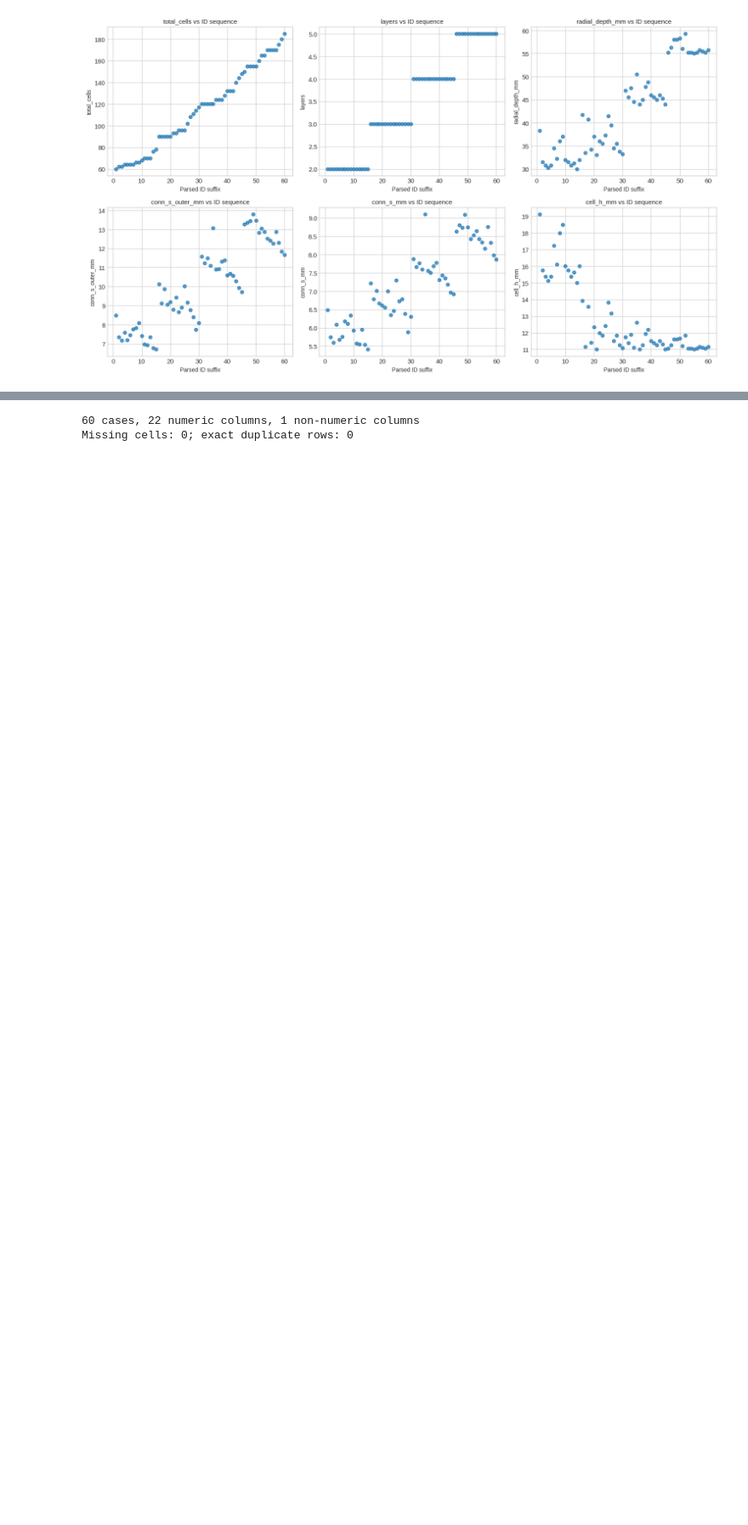
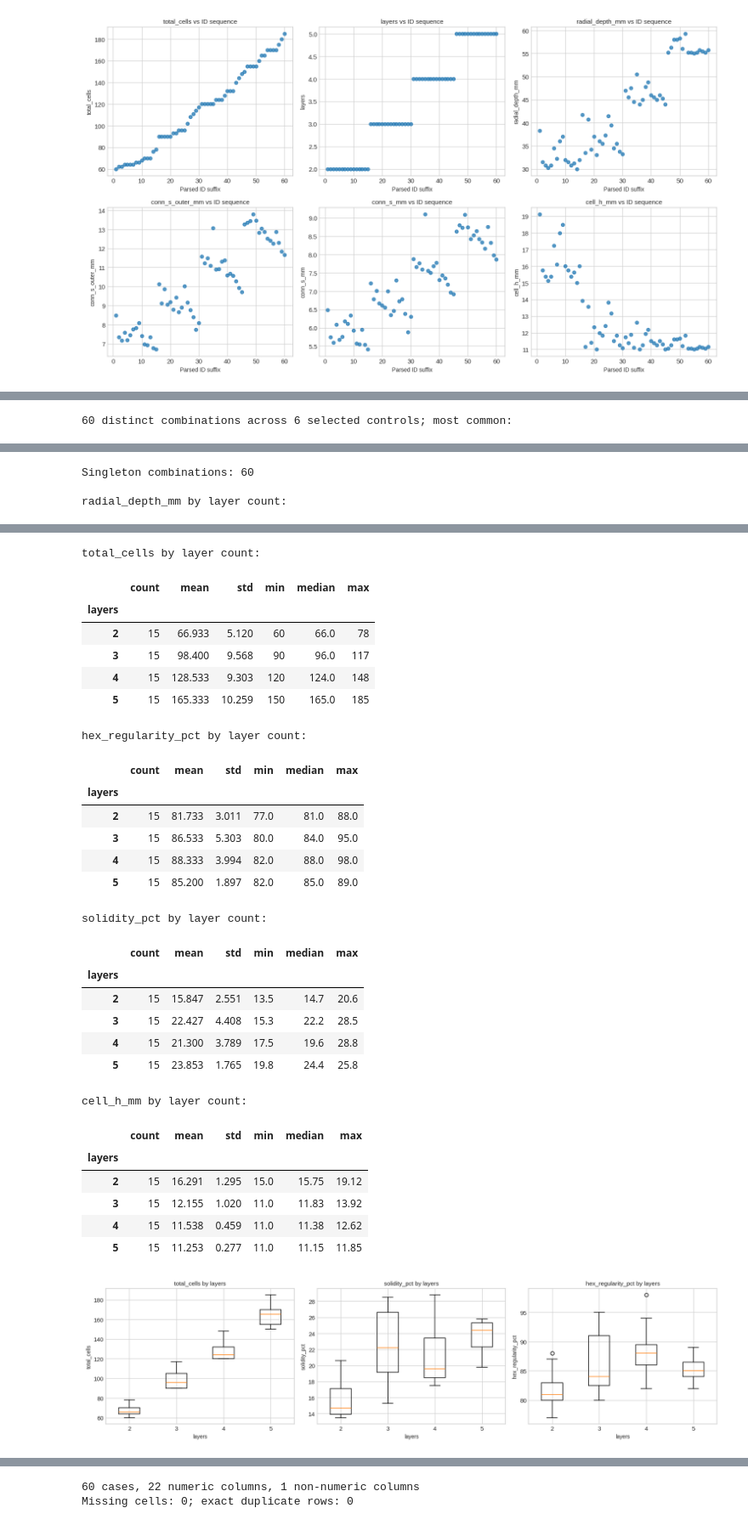
Before and after one commit to Team-Deimos-IIT-Mandi/HMW-PREDICTION-MODELLING, a Jupyter notebook: notebooks/experimentation.ipynb, the cells around one changed output, grey strips where cells are left out. Shown at 85% size. Cells and saved outputs as stored; diff of their text form; code cells hidden in the pictures; blank space fills up the shorter version.

```diff
--- a/notebooks/experimentation.ipynb
+++ b/notebooks/experimentation.ipynb
@@ -246,0 +385,22 @@ else: print('No case_id column; skipping ID diagnostics.')
+# %%
+combination_cols = [c for c in ['layers','cell_N','cell_L_mm','cell_w_mm','cell_t_mm','cell_angle_deg'] if c in df]
+if combination_cols:
+    combo_counts = df.groupby(combination_cols, dropna=False).size().rename('cases').reset_index().sort_values('cases')
+    print(f'{len(combo_counts)} distinct combinations across {len(combination_cols)} selected controls; most common:')
+    display(combo_counts.tail(15).sort_values('cases', ascending=False))
+    print('Singleton combinations:', int((combo_counts.cases == 1).sum()))
+if 'layers' in df:
+    for feature in [c for c in ['radial_depth_mm','total_cells','hex_regularity_pct','solidity_pct','cell_h_mm'] if c in df]:
+        print(f'\n{feature} by layer count:')
+        display(df.groupby('layers')[feature].agg(['count','mean','std','min','median','max']).round(3))
+    available = [c for c in ['total_cells','solidity_pct','hex_regularity_pct'] if c in df]
+    fig, axes = plt.subplots(1, len(available), figsize=(5*len(available), 4))
+    axes = np.atleast_1d(axes)
+    for ax, feature in zip(axes, available):
+        groups = [g[feature].dropna().values for _, g in df.groupby('layers')]
+        labels = [str(k) for k, _ in df.groupby('layers')]
+        ax.boxplot(groups, labels=labels)
+        ax.set(xlabel='layers', ylabel=feature, title=f'{feature} by layers')
+    fig.tight_layout(); plt.show()
+# %% [output]
+60 distinct combinations across 6 selected controls; most common:
@@ -246,0 +423,3 @@ else: print('No case_id column; skipping ID diagnostics.')
+Singleton combinations: 60
+
+radial_depth_mm by layer count:
@@ -246,0 +432,29 @@ else: print('No case_id column; skipping ID diagnostics.')
+total_cells by layer count:
+|  | count | mean | std | min | median | max |
+| layers |  |  |  |  |  |  |
+| 2 | 15 | 66.933 | 5.120 | 60 | 66.0 | 78 |
+| 3 | 15 | 98.400 | 9.568 | 90 | 96.0 | 117 |
+| 4 | 15 | 128.533 | 9.303 | 120 | 124.0 | 148 |
+| 5 | 15 | 165.333 | 10.259 | 150 | 165.0 | 185 |
+hex_regularity_pct by layer count:
+|  | count | mean | std | min | median | max |
+| layers |  |  |  |  |  |  |
+| 2 | 15 | 81.733 | 3.011 | 77.0 | 81.0 | 88.0 |
+| 3 | 15 | 86.533 | 5.303 | 80.0 | 84.0 | 95.0 |
+| 4 | 15 | 88.333 | 3.994 | 82.0 | 88.0 | 98.0 |
+| 5 | 15 | 85.200 | 1.897 | 82.0 | 85.0 | 89.0 |
+solidity_pct by layer count:
+|  | count | mean | std | min | median | max |
+| layers |  |  |  |  |  |  |
+| 2 | 15 | 15.847 | 2.551 | 13.5 | 14.7 | 20.6 |
+| 3 | 15 | 22.427 | 4.408 | 15.3 | 22.2 | 28.5 |
+| 4 | 15 | 21.300 | 3.789 | 17.5 | 19.6 | 28.8 |
+| 5 | 15 | 23.853 | 1.765 | 19.8 | 24.4 | 25.8 |
+cell_h_mm by layer count:
+|  | count | mean | std | min | median | max |
+| layers |  |  |  |  |  |  |
+| 2 | 15 | 16.291 | 1.295 | 15.0 | 15.75 | 19.12 |
+| 3 | 15 | 12.155 | 1.020 | 11.0 | 11.83 | 13.92 |
+| 4 | 15 | 11.538 | 0.459 | 11.0 | 11.38 | 12.62 |
+| 5 | 15 | 11.253 | 0.277 | 11.0 | 11.15 | 11.85 |
+[figure, added]
```
Also changed, not shown: parts of 7 cells of this notebook.
